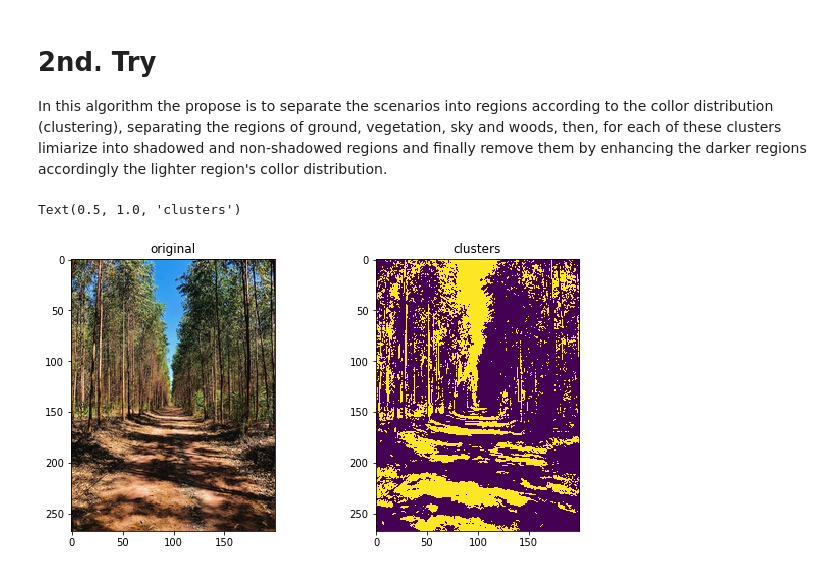
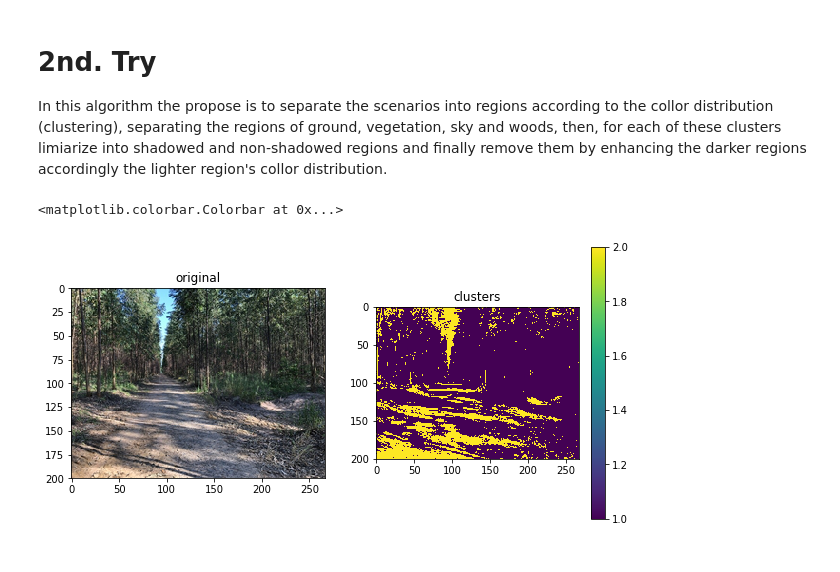
Before and after one commit to horitahiroshi/shadow-denoising, a Jupyter notebook: notebook/2ndTry.ipynb, the cells around one changed output. Cells and saved outputs as stored; diff of their text form; code cells hidden in the pictures.

```diff
--- a/notebook/2ndTry.ipynb
+++ b/notebook/2ndTry.ipynb
@@ -7,10 +7,9 @@ import imageio
 import matplotlib as mpl
 import matplotlib.pyplot as plt
 # %%
-img = imageio.imread("../images/shadow1.jpg")
-rimg = img[:,:,0]
-gimg = img[:,:,1]
-bimg = img[:,:,2]
+img = imageio.imread("../images/shadow5.jpg")
+# rimg = img[:,:,0]
+# gimg = img[:,:,1]
+# bimg = img[:,:,2]
 
 luminance_dataset = 0.299*img[:,:,0] + 0.587*img[:,:,1] + 0.114*img[:,:,2]
-luminance_centroids = np.array([[np.min(luminance_dataset)], [np.max(luminance_dataset)]])
@@ -44,36 +67,42 @@ def kmeans_routine(dataset, centroids, k, n):
 
     # loop to repeat 'n' times the iteration
     for iteration in range(n):
         # loops to run all dataset, labeling the objects according to centroids similarity
         for x in range(dataset.shape[0]):
             for y in range(dataset.shape[1]):
                 if(np.sum(dataset[x,y]) == 0):
                     label_img[x,y] = 1
                 else:
                     # collect an example object from dataset to be labeled
                     example = dataset[x,y]
 
                     # according to similarity, select the cluster in which the example belongs
                     cluster = closest_cluster(centroids, example)
                     # set the label_img pixel value to cluster's number
                     label_img[x,y] = cluster
 
         # update the centroids by calculating the average of attributes of each formed clusters
         centroids = update_centroids(label_img, dataset, centroids)
 #         print(centroids)
 #         plt.figure(figsize=(5,5))
 #         plt.imshow(label_img); plt.title("iteration "+ str(iteration+1))
 
     return label_img
 
+luminance_centroids = np.array([[np.min(luminance_dataset)], [np.max(luminance_dataset)]])
+# luminance_centroids = np.array([[np.min(luminance_dataset)],
+#                                 [np.max(luminance_dataset)/2],
+#                                 [np.max(luminance_dataset)]])
+
 result = kmeans_routine(luminance_dataset, luminance_centroids, 2, 1)
+# result = kmeans_routine(luminance_dataset, luminance_centroids, luminance_centroids.shape[0], 3)
 
 plt.figure(figsize=(10,5))
 plt.subplot(121); plt.imshow(img); plt.title("original")
-plt.subplot(122); plt.imshow(result); plt.title("clusters")
+plt.subplot(122); plt.imshow(result); plt.title("clusters"); plt.colorbar()
 # %% [output]
-Text(0.5, 1.0, 'clusters')
+<matplotlib.colorbar.Colorbar at 0x...>
-[figure, old version]
+[figure, new version]
 # %%
 def label_frame(frame, dataset, clusters):
     for i in range(1,np.max(clusters)+1):
```
Also changed, not shown: parts of 9 cells of this notebook, 8 other files.
